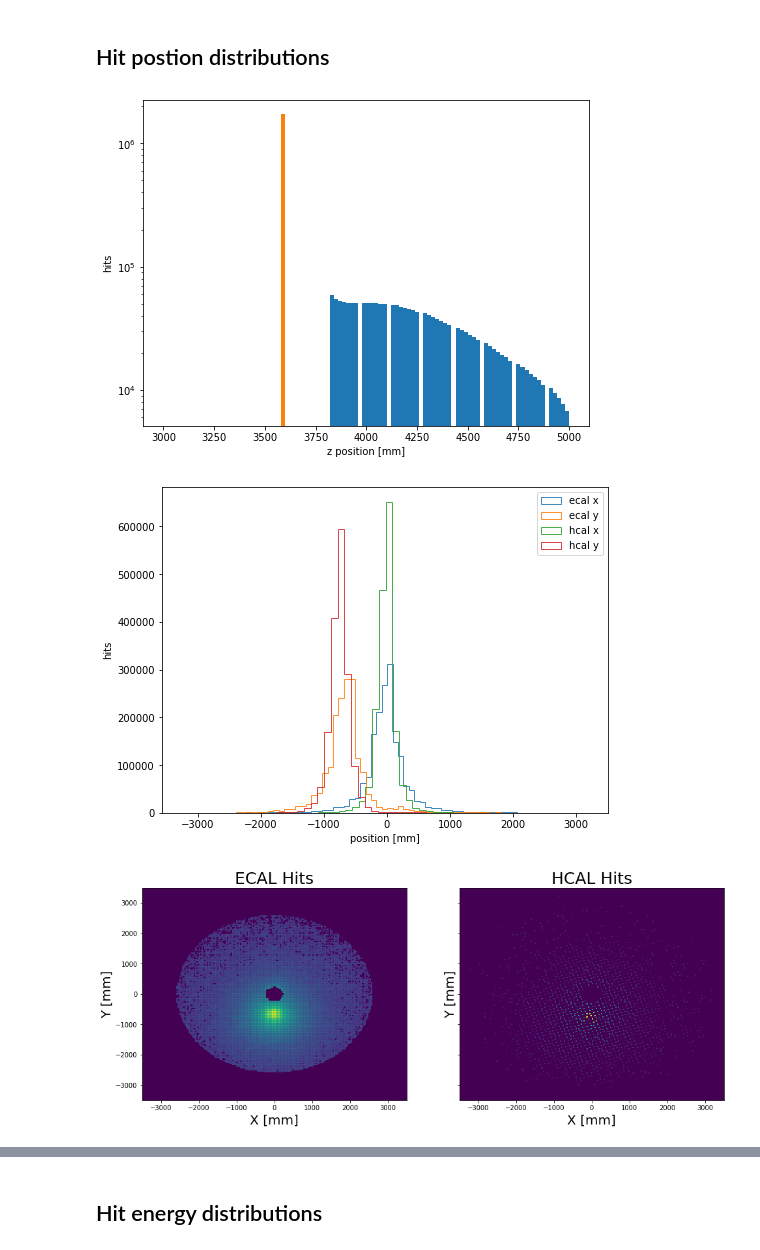
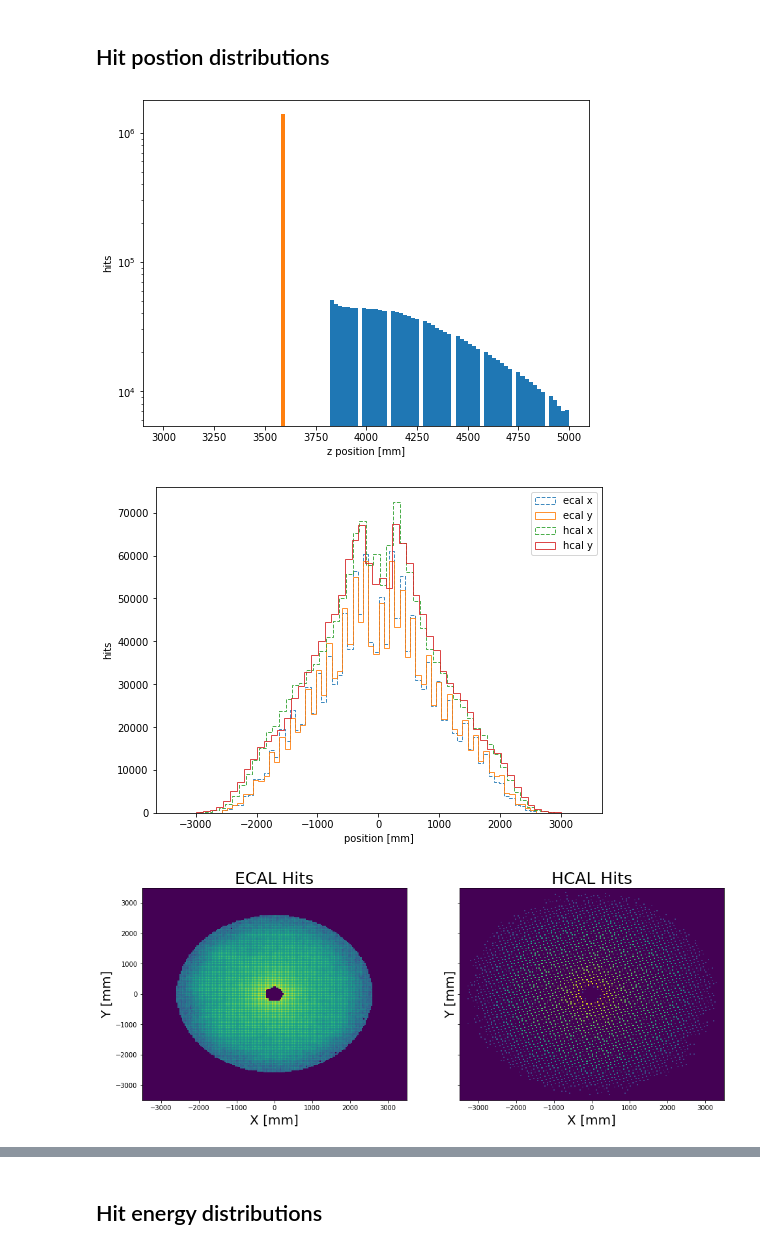
Before and after one commit to eiccodesign/regressiononly, a Jupyter notebook: H5_hitQA.ipynb, the cells around one changed output, grey strips where cells are left out. Saved outputs shown, nothing was run; the diff lists cells and outputs as text; code cells hidden in the pictures.

```diff
--- a/H5_hitQA.ipynb
+++ b/H5_hitQA.ipynb
@@ -34,6 +34,7 @@ display_html(df1_styler._repr_html_()+df2_styler._repr_html_(), raw=True)
 ## Get data
 # %%
 filename = 'rec_piplus_Energy_0-100GeV_new.hdf5'
+filename = 'rec_pionplus_vartheta.hdf5'
 h5_file = h5.File(filename,'r')
 print(list(h5_file.keys()))
 
@@ -78,20 +110,20 @@ plt.xlabel('z position [mm]')
 plt.ylabel('hits')
 plt.show()
 # %% [output]
-[figure, old version]
+[figure, new version]
 # %%
 fig = plt.figure( figsize=(8, 6))
-plt.hist(ecal_X.flatten(),bins=60,label='ecal x',alpha=0.85,histtype='step')
+plt.hist(ecal_X.flatten(),bins=60,label='ecal x',alpha=0.85,histtype='step',linestyle="--")
 plt.hist(ecal_Y.flatten(),bins=60, label='ecal y',alpha=0.85,histtype='step')
-plt.hist(hcal_X.flatten(),bins=60,label='hcal x',alpha=0.85,histtype='step')
+plt.hist(hcal_X.flatten(),bins=60,label='hcal x',alpha=0.85,histtype='step',linestyle="--")
 plt.hist(hcal_Y.flatten(),bins=60, label='hcal y',alpha=0.85,histtype='step')
 plt.legend()
 #plt.yscale('log')
 plt.xlabel('position [mm]')
 plt.ylabel('hits')
 plt.show()
 # %% [output]
-[figure, old version]
+[figure, new version]
 # %%
 fig,ax = plt.subplots(1,2, figsize=(16, 6),sharex=True,sharey=True)
 x = ecal_X.flatten()
@@ -114,7 +146,7 @@ ax[0].set_ylabel("Y [mm]",fontsize=20)
 #plt.show()
 plt.savefig("cal_XY.pdf")
 # %% [output]
-[figure, old version]
+[figure, new version]
 # %%
 fig,ax = plt.subplots(1,2, figsize=(16, 6),sharex=True,sharey=True)
 z = ecal_Z.flatten()
```
Also changed, not shown: parts of 14 cells of this notebook.
